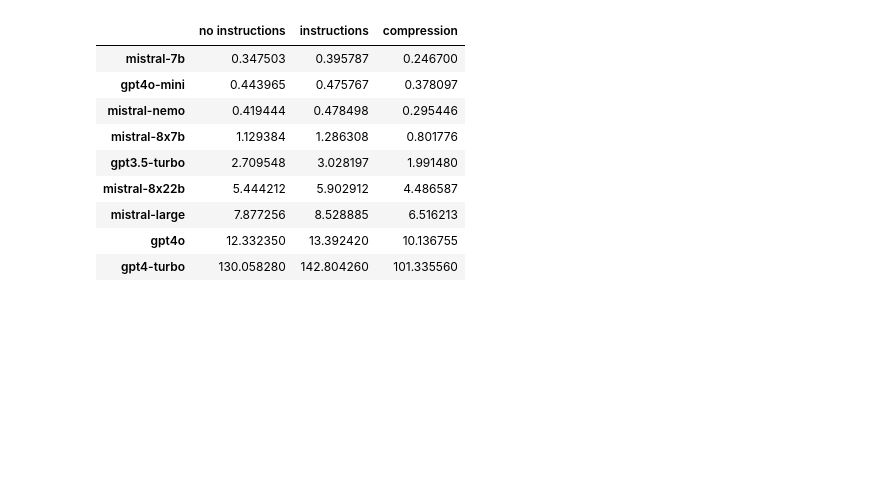
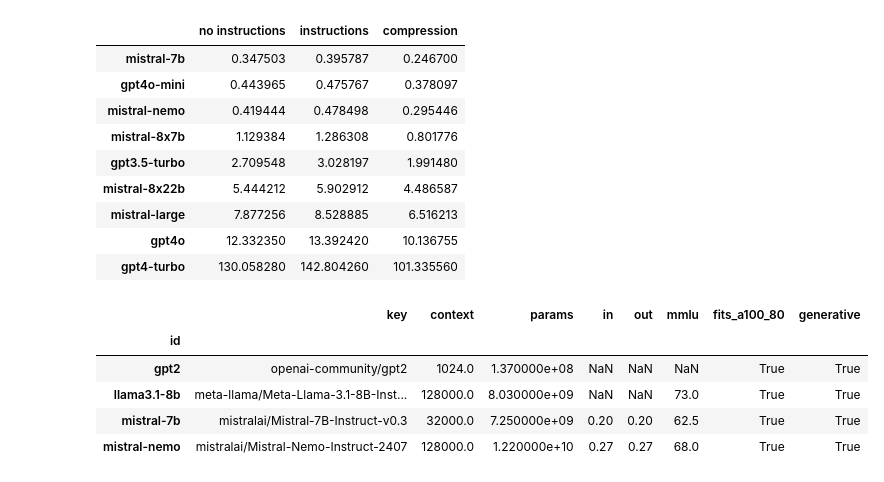
Before and after one commit to xgillard/xp-airchivist, a Jupyter notebook: Figures.ipynb, the cells around one changed output. Drawn from its saved outputs; the diff is of its cells as text; code cells hidden in the pictures; blank space fills up the shorter version.

```diff
--- a/Figures.ipynb
+++ b/Figures.ipynb
@@ -245,3 +263,12 @@ df.sort_values('instructions')
 | mistral-large | 7.877256 | 8.528885 | 6.516213 |
 | gpt4o | 12.332350 | 13.392420 | 10.136755 |
 | gpt4-turbo | 130.058280 | 142.804260 | 101.335560 |
+# %%
+llm[llm['key'].notnull() & llm['fits_a100_80'] & llm['generative']]
+# %% [output]
+|  | key | context | params | in | out | mmlu | fits_a100_80 | generative |
+| id |  |  |  |  |  |  |  |  |
+| gpt2 | openai-community/gpt2 | 1024.0 | 1.370000e+08 | NaN | NaN | NaN | True | True |
+| llama3.1-8b | meta-llama/Meta-Llama-3.1-8B-Inst... | 128000.0 | 8.030000e+09 | NaN | NaN | 73.0 | True | True |
+| mistral-7b | mistralai/Mistral-7B-Instruct-v0.3 | 32000.0 | 7.250000e+09 | 0.20 | 0.20 | 62.5 | True | True |
+| mistral-nemo | mistralai/Mistral-Nemo-Instruct-2407 | 128000.0 | 1.220000e+10 | 0.27 | 0.27 | 68.0 | True | True |
```
Also changed, not shown: parts of 1 cell of this notebook.
